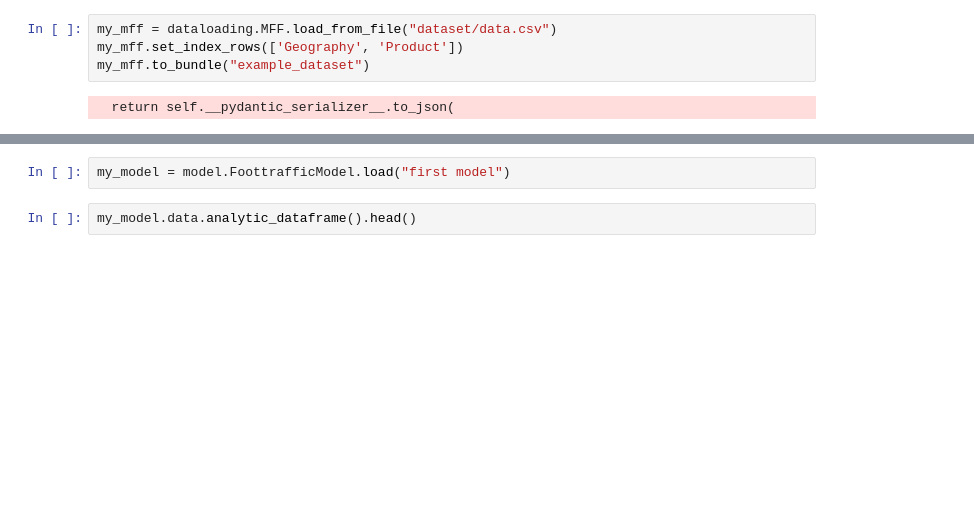
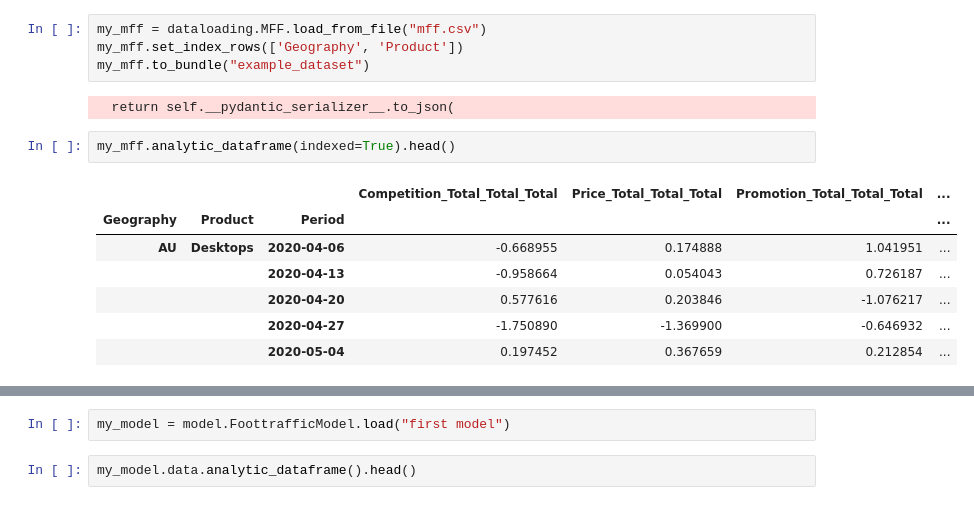
Before and after one commit to redam94/BayesInsight, a Jupyter notebook: clean_workflow.ipynb, the cells around one changed output, grey strips where cells are left out. Saved outputs shown, nothing was run; the diff lists cells and outputs as text; blank space fills up the shorter version.

```diff
--- a/clean_workflow.ipynb
+++ b/clean_workflow.ipynb
@@ -8,9 +39,19 @@ import pandas as pd
 # %%
-my_mff = dataloading.MFF.load_from_file("dataset/data.csv")
+my_mff = dataloading.MFF.load_from_file("mff.csv")
 my_mff.set_index_rows(['Geography', 'Product'])
 my_mff.to_bundle("example_dataset")
 # %% [output]
   return self.__pydantic_serializer__.to_json(
+# %%
+my_mff.analytic_dataframe(indexed=True).head()
+# %% [output]
+|  |  |  | Competition_Total_Total_Total | Price_Total_Total_Total | Promotion_Total_Total_Total | ... |
+| Geography | Product | Period |  |  |  | ... |
+| AU | Desktops | 2020-04-06 | -0.668955 | 0.174888 | 1.041951 | ... |
+|  |  | 2020-04-13 | -0.958664 | 0.054043 | 0.726187 | ... |
+|  |  | 2020-04-20 | 0.577616 | 0.203846 | -1.076217 | ... |
+|  |  | 2020-04-27 | -1.750890 | -1.369900 | -0.646932 | ... |
+|  |  | 2020-05-04 | 0.197452 | 0.367659 | 0.212854 | ... |
 # %%
 model.FoottrafficModel.new_from_dataset("example_dataset")
 # %% [output]
```
Also changed, not shown: parts of 5 cells of this notebook, 2 other files.
